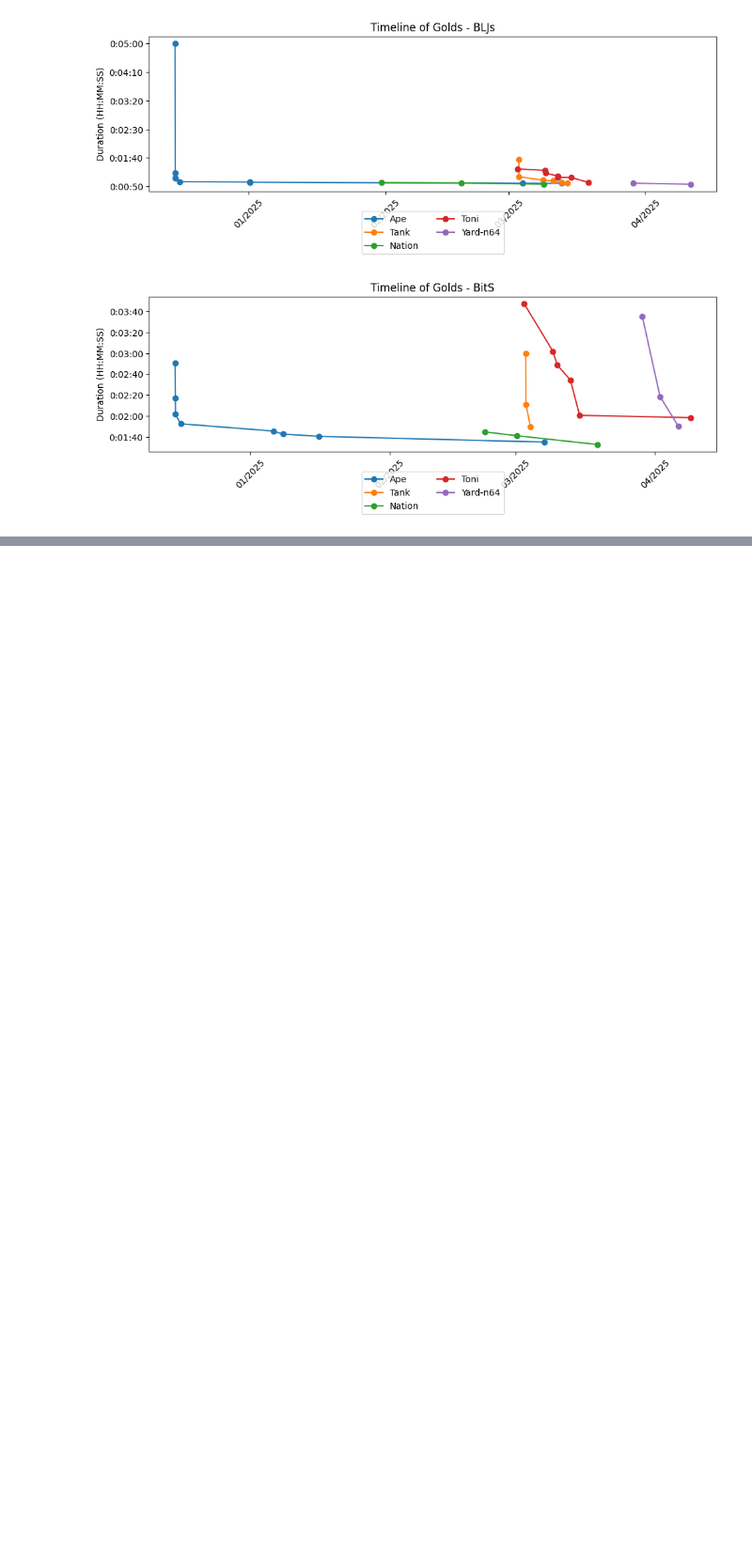
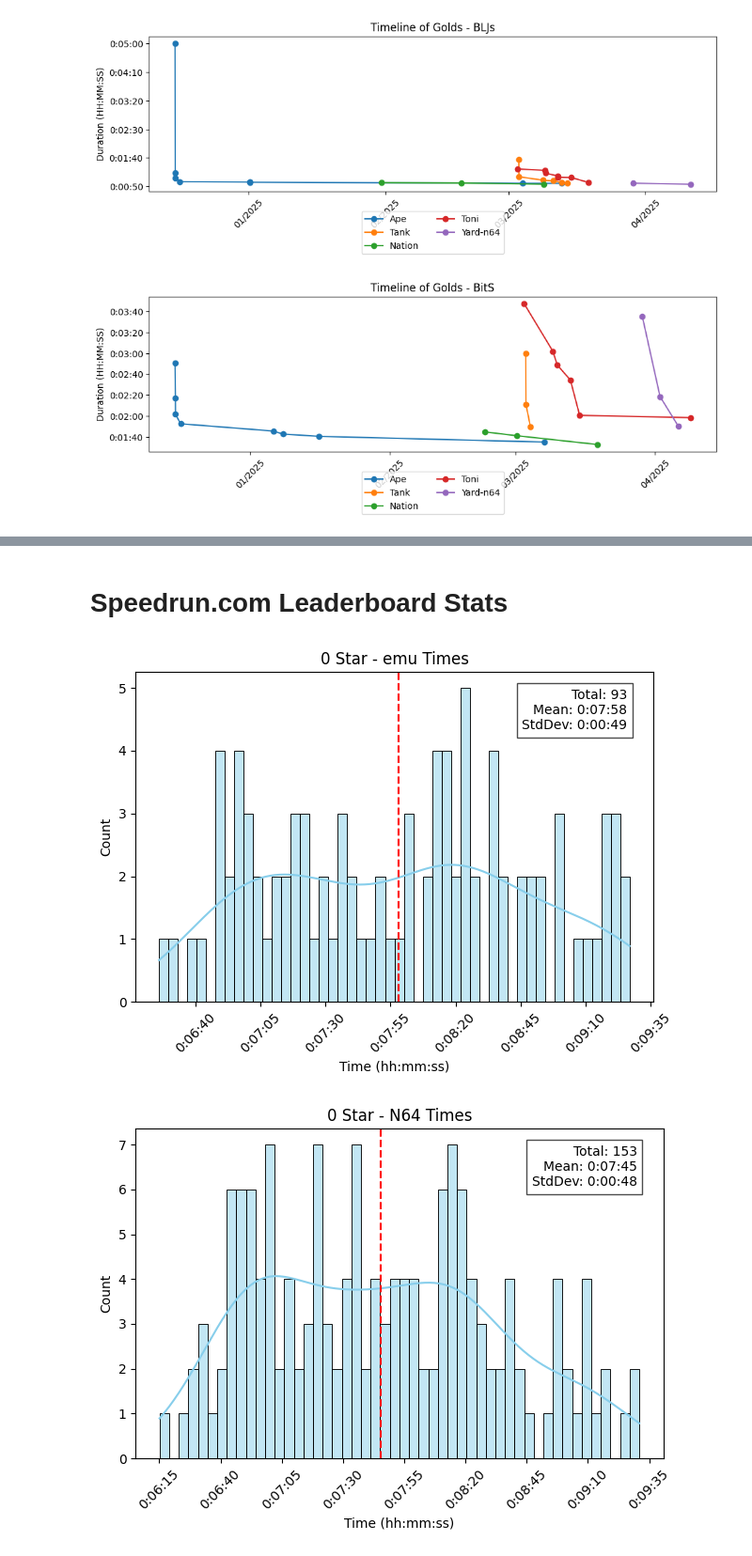
Before and after one commit to DillonThornberry/Livesplit_analyzer, a Jupyter notebook: runstats.ipynb, the cells around one changed output, grey strips where cells are left out. Shown at 94% size. Saved outputs shown, nothing was run; the diff lists cells and outputs as text; code cells hidden in the pictures; blank space fills up the shorter version.

Commit message:
leaderboard stats

```diff
--- a/runstats.ipynb
+++ b/runstats.ipynb
@@ -549,0 +550,19 @@ plt.show()
+# %% [markdown]
+# Speedrun.com Leaderboard Stats
+# %%
+import os
+import pandas as pd
+
+lbFolder = './leaderboards'
+file_names = [f for f in os.listdir(lbFolder) if os.path.isfile(os.path.join(lbFolder, f))]
+#print(file_names)
+
+lb_names = []
+lbs = {}
+
+for f in file_names:
+    name = f.split('.')[0]
+    lbs[name] = pd.read_csv(f'{lbFolder}/{f}')
+    lb_names.append(name)
+
+lb_names = sorted(lb_names, key=lambda name: int(name.split(' ')[0]))
@@ -549,0 +573,47 @@ plt.show()
+# %%
+import matplotlib.pyplot as plt
+import matplotlib.ticker as ticker
+import seaborn as sns
+import datetime
+
+for name in lb_names:
+
+    secs = lbs[name]['secs']
+    secs = secs.iloc[:int(len(secs) * .75)]
+
+    mean = secs.mean()
+    std = secs.std()
+
+    fig, ax = plt.subplots()
+    sns.histplot(secs, bins=50, kde=True, color='skyblue', edgecolor='black', ax=ax)
+
+    # Formatter: convert seconds to hh:mm:ss
+    def format_hms(x, pos=None):
+        return str(datetime.timedelta(seconds=int(x)))
+
+    ax.xaxis.set_major_formatter(ticker.FuncFormatter(format_hms))
+
+#     # Add mean line
+    ax.axvline(mean, color='red', linestyle='--', label=f'Mean: {format_hms(mean, 0)}')
+
+#     # Add ±1 std lines
+#     ax.axvline(mean - std, color='orange', linestyle=':', label=f'-1 SD: {format_hms(mean - std, 0)}')
+#     ax.axvline(mean + std, color='orange', linestyle=':', label=f'+1 SD: {format_hms(mean + std, 0)}')
+
+    text = f"Total: {len(secs)}\nMean: {format_hms(mean)}\nStdDev: {format_hms(std)}"
+    ax.text(0.95, 0.95, text, transform=ax.transAxes,
+        fontsize=10, verticalalignment='top', horizontalalignment='right',
+        bbox=dict(facecolor='white', alpha=0.7, edgecolor='black'))
+
+
+    # Labels
+    ax.set_xlabel('Time (hh:mm:ss)')
+    ax.set_ylabel('Count')
+    ax.set_title(f'{name} Times')
+
+    plt.xticks(rotation=45)
+    plt.tight_layout()
+    plt.show()
+# %% [output]
+[figure, added]
+[figure, added]
```
Also changed, not shown: parts of 18 cells of this notebook, 12 other files.
